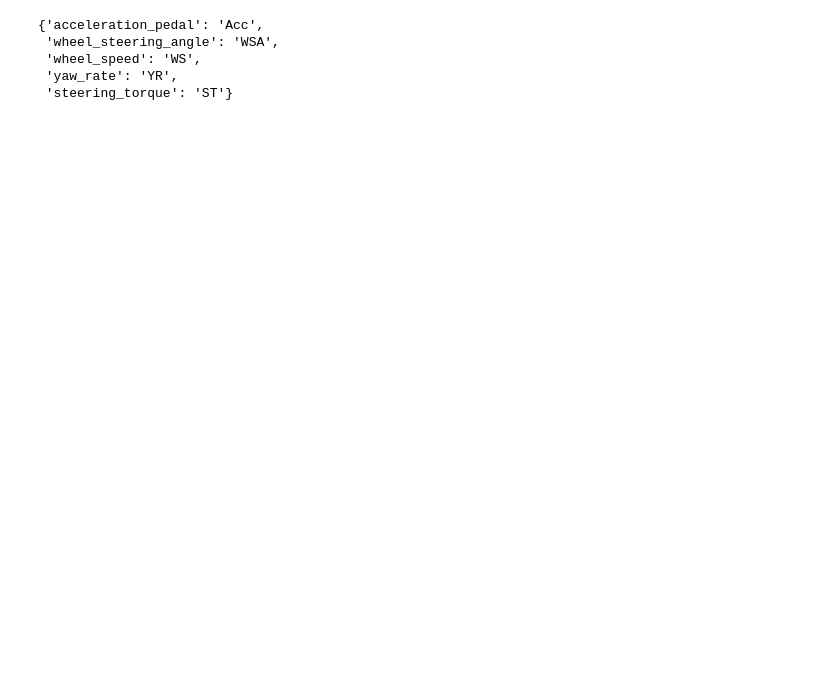
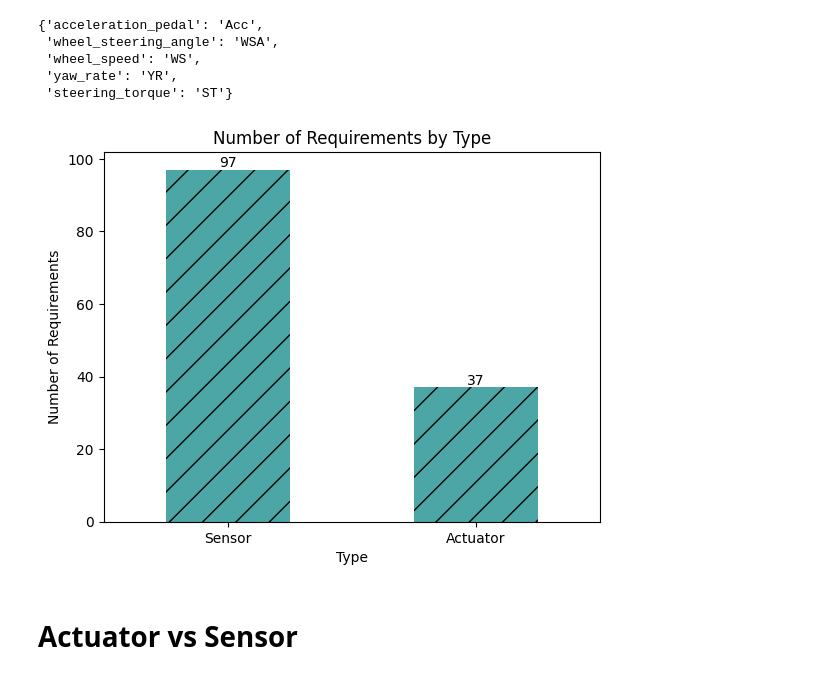
Before and after one commit to ahmadhatahet/hil-fault-test-gen, a Jupyter notebook: results_analysis_single.ipynb, the cells around one changed output. Drawn from its saved outputs; the diff is of its cells as text; code cells hidden in the pictures; blank space fills up the shorter version.

```diff
--- a/results_analysis_single.ipynb
+++ b/results_analysis_single.ipynb
@@ -22,3 +7,12 @@ _ = ax.bar_label(ax.containers[0])
+# %%
+# read results file
+base_path = Path().cwd()
+results_path = base_path / "results"
+data_path = base_path / "data"
+# %%
+sensors_df = pd.read_excel(data_path / "sensor_requirements.xlsx")
+actuators_df = pd.read_excel(data_path / "actuator_requirements.xlsx")
+actuators_df.columns = ["requirement"]
 # %%
 labels = get_sensors_labels()
 labels
@@ -45,0 +25,23 @@ stats_df, responses_df, mismatch_stats_df = result_to_df(available_results)
+# %%
+sensors_df_t = sensors_df[["requirement"]].copy()
+sensors_df_t.insert(1, "is_actuator", 0)
+
+actuators_df_t = actuators_df[["requirement"]].copy()
+actuators_df_t.insert(1, "is_actuator", 1)
+
+df = pd.concat([actuators_df_t, sensors_df_t])
+# %%
+ax = df["is_actuator"].value_counts().plot(kind="bar", color="teal", alpha=0.7, hatch="/")
+_ = ax.bar_label(ax.containers[0])
+
+ax.set_xticklabels(["Sensor", "Actuator"], rotation=0)
+ax.set_ylabel("Number of Requirements")
+ax.set_xlabel("Type")
+ax.set_title("Number of Requirements by Type")
+
+plt.savefig("figures/requirements_by_type.png", dpi=300, bbox_inches="tight")
+plt.show()
+# %% [output]
+[figure, added]
+# %% [markdown]
+# Actuator vs Sensor
```
Also changed, not shown: parts of 26 cells of this notebook, 9 other files.
